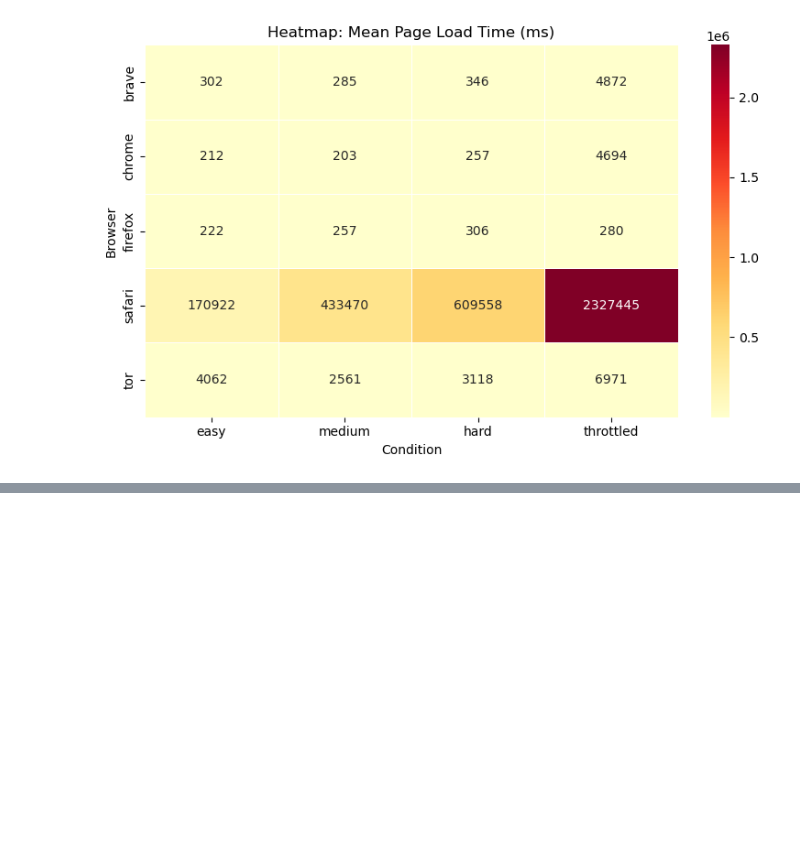
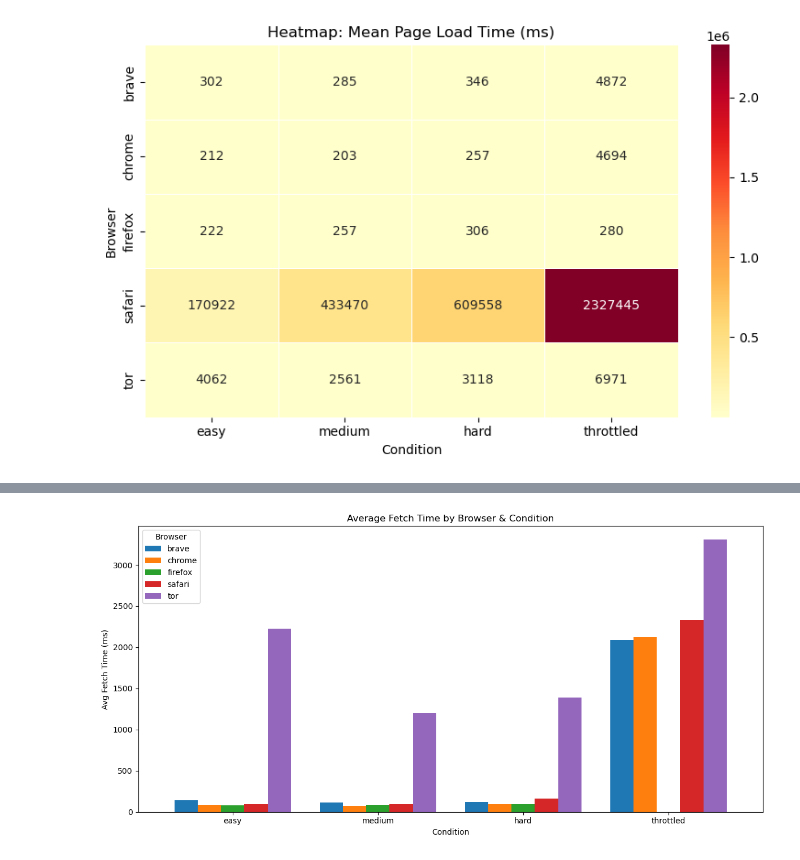
Before and after one commit to TrevorOYS/CS204-BrowserNetworkAnalysis, a Jupyter notebook: analysis.ipynb, the cells around one changed output, grey strips where cells are left out. Drawn from its saved outputs; the diff is of its cells as text; code cells hidden in the pictures; blank space fills up the shorter version.

```diff
--- a/analysis.ipynb
+++ b/analysis.ipynb
@@ -140,0 +172,16 @@ plt.show()
+# %%
+# Average Fetch Time
+fig, ax = plt.subplots(figsize=(12, 6))
+fetch_data = metrics_df.groupby(['browser', 'condition'])['avg_fetch_ms'].mean().reset_index()
+pivot = fetch_data.pivot(index='condition', columns='browser', values='avg_fetch_ms')
+pivot = pivot.reindex(['easy', 'medium', 'hard', 'throttled'])
+pivot.plot(kind='bar', ax=ax, width=0.8)
+ax.set_title('Average Fetch Time by Browser & Condition')
+ax.set_xlabel('Condition')
+ax.set_ylabel('Avg Fetch Time (ms)')
+ax.legend(title='Browser')
+ax.tick_params(axis='x', rotation=0)
+plt.tight_layout()
+plt.show()
+# %% [output]
+[figure, added]
```
Also changed, not shown: parts of 14 cells of this notebook, 3 other files.
